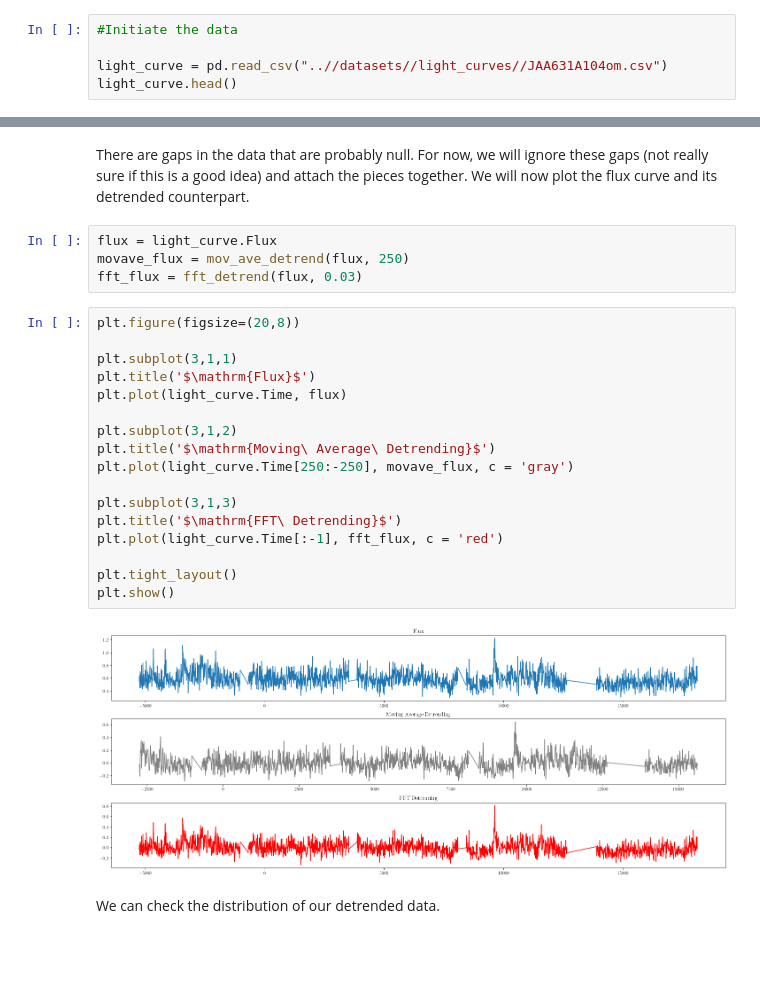
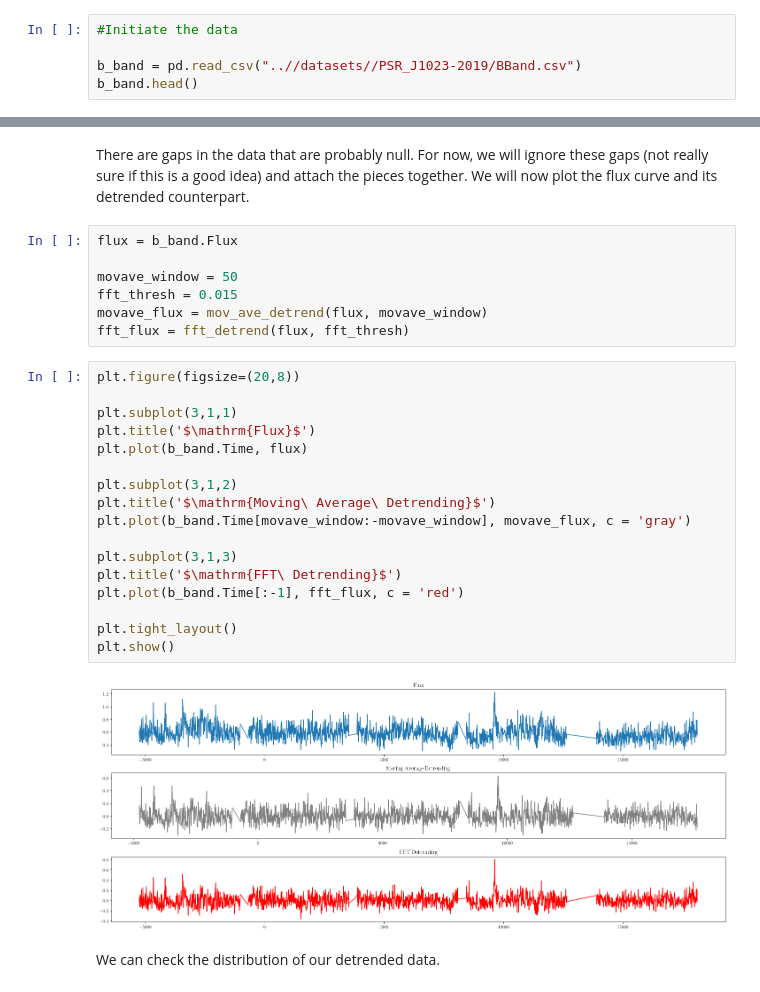
Before and after one commit to xxtofff/Physics-305, a Jupyter notebook: notebooks/PSR_J1023.ipynb, the cells around one changed output, grey strips where cells are left out. Drawn from its saved outputs; the diff is of its cells as text; blank space fills up the shorter version.

```diff
--- a/notebooks/PSR_J1023.ipynb
+++ b/notebooks/PSR_J1023.ipynb
@@ -190,8 +198,8 @@ We will now apply the functions and techniques in our pulsar data.
 # %%
 #Initiate the data
 
-light_curve = pd.read_csv("..//datasets//light_curves//JAA631A104om.csv")
-light_curve.head()
+b_band = pd.read_csv("..//datasets//PSR_J1023-2019/BBand.csv")
+b_band.head()
 # %% [output]
 |  | Time | Flux | e_Flux |
 | 0 | -5253.208496 | 0.549461 | 0.095646 |
@@ -210,28 +218,31 @@ plt.show()
 # %% [markdown]
 There are gaps in the data that are probably null. For now, we will ignore these gaps (not really sure if this is a good idea) and attach the pieces together. We will now plot the flux curve and its detrended counterpart.
 # %%
-flux = light_curve.Flux
-movave_flux = mov_ave_detrend(flux, 250)
-fft_flux = fft_detrend(flux, 0.03)
+flux = b_band.Flux
+
+movave_window = 50
+fft_thresh = 0.015
+movave_flux = mov_ave_detrend(flux, movave_window)
+fft_flux = fft_detrend(flux, fft_thresh)
 # %%
 plt.figure(figsize=(20,8))
 
 plt.subplot(3,1,1)
 plt.title('$\mathrm{Flux}$')
-plt.plot(light_curve.Time, flux)
+plt.plot(b_band.Time, flux)
 
 plt.subplot(3,1,2)
 plt.title('$\mathrm{Moving\ Average\ Detrending}$')
-plt.plot(light_curve.Time[250:-250], movave_flux, c = 'gray')
+plt.plot(b_band.Time[movave_window:-movave_window], movave_flux, c = 'gray')
 
 plt.subplot(3,1,3)
 plt.title('$\mathrm{FFT\ Detrending}$')
-plt.plot(light_curve.Time[:-1], fft_flux, c = 'red')
+plt.plot(b_band.Time[:-1], fft_flux, c = 'red')
 
 plt.tight_layout()
 plt.show()
 # %% [output]
-[figure, old version]
+[figure, new version]
 # %% [markdown]
 We can check the distribution of our detrended data.
 # %%
```
Also changed, not shown: parts of 13 cells of this notebook, 4 other files.
